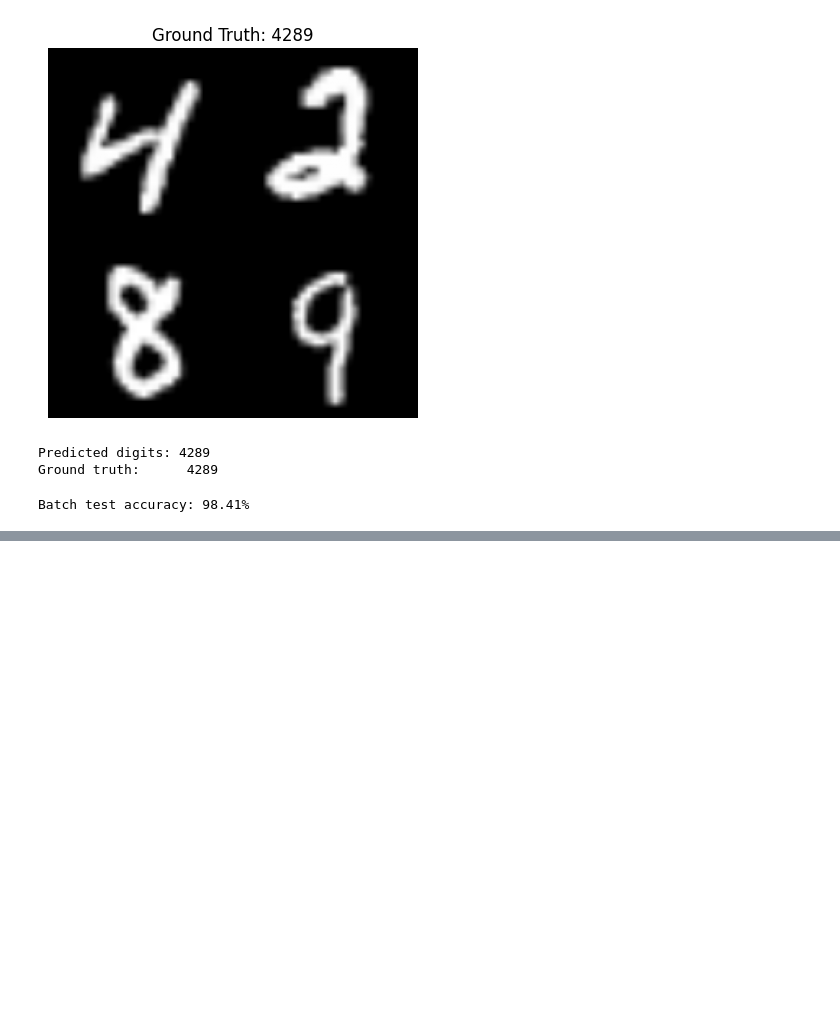
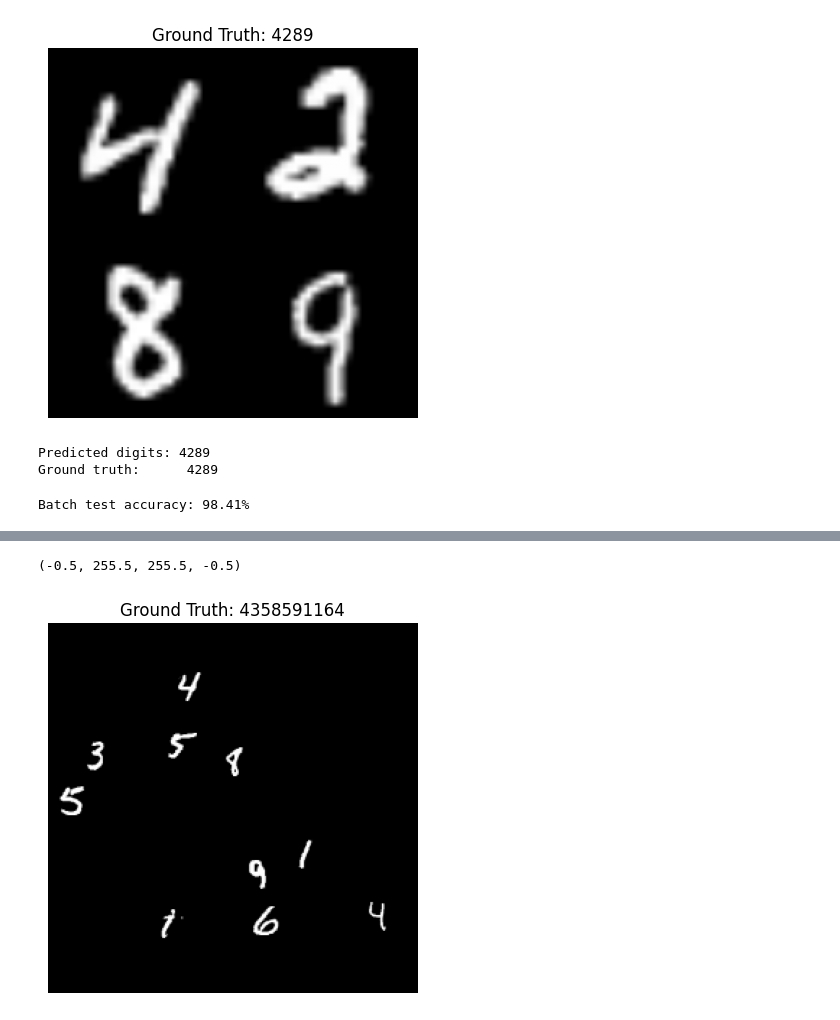
Before and after one commit to ajamesl/MLX8-W3-VisionTransformer, a Jupyter notebook: .aj/multi_encoder.ipynb, the cells around one changed output, grey strips where cells are left out. Saved outputs shown, nothing was run; the diff lists cells and outputs as text; code cells hidden in the pictures; blank space fills up the shorter version.

```diff
--- a/.aj/multi_encoder.ipynb
+++ b/.aj/multi_encoder.ipynb
@@ -460,0 +382,75 @@ plt.axis('off')
+# %%
+###### TEST #######
+
+def stitch_and_resize(images, labels, out_size=img_size):
+    images = images.squeeze(1)
+    labels = torch.tensor(labels)
+    N = len(images)
+    digit_size = images.shape[-1]
+
+    canvas = torch.zeros((out_size, out_size), dtype=images.dtype, device=images.device)
+    occupied_mask = torch.zeros((out_size, out_size), dtype=torch.bool, device=images.device)
+    centers = []
+
+    max_attempts = 100
+    for i in range(N):
+        placed = False
+        for _ in range(max_attempts):
+            x = random.randint(0, out_size - digit_size)
+            y = random.randint(0, out_size - digit_size)
+            region = occupied_mask[y:y+digit_size, x:x+digit_size]
+            if not region.any():
+                canvas[y:y+digit_size, x:x+digit_size] = images[i]
+                occupied_mask[y:y+digit_size, x:x+digit_size] = True
+                center_x = x + digit_size // 2
+                center_y = y + digit_size // 2
+                centers.append((center_x, center_y, labels[i].item()))
+                placed = True
+                break
+        if not placed:
+            raise RuntimeError(f"Could not place digit {i} after {max_attempts} attempts. Try fewer digits.")
+
+    # Improved row grouping
+    centers = sorted(centers, key=lambda t: t[1])  # sort by y
+    rows = []
+    row = [centers[0]]
+    row_y = centers[0][1]
+    row_height_thresh = int(digit_size * 0.8)  # Tunable: tighter or looser row
+    for c in centers[1:]:
+        # Compare to average y of current row
+        avg_y = sum([d[1] for d in row]) / len(row)
+        if abs(c[1] - avg_y) <= row_height_thresh:
+            row.append(c)
+        else:
+            rows.append(row)
+            row = [c]
+    if row:
+        rows.append(row)
+
+    # Now, sort all rows by average y (top-to-bottom)
+    rows = sorted(rows, key=lambda r: sum([d[1] for d in r]) / len(r))
+    centers_ordered = []
+    for row in rows:
+        row_sorted = sorted(row, key=lambda t: t[0])
+        centers_ordered.extend(row_sorted)
+    sorted_labels = torch.tensor([label for _, _, label in centers_ordered], dtype=labels.dtype, device=labels.device)
+
+    stitched = canvas.unsqueeze(0)
+    return stitched, sorted_labels
+
+
+N = 10
+idxs = torch.randint(0, len(mnist_test), (N,))
+imgs, labels = zip(*[mnist_test[i] for i in idxs])
+imgs = torch.stack(imgs)  # (N, 1, 28, 28)
+labels = torch.tensor(labels)
+
+# Use your function
+stitched_img, digit_labels = stitch_and_resize(imgs, labels)
+
+plt.imshow(stitched_img.squeeze().cpu().numpy(), cmap="gray")
+plt.title("Ground Truth: " + ''.join(str(d.item()) for d in digit_labels))
+plt.axis('off')
+# %% [output]
+(-0.5, 255.5, 255.5, -0.5)
+[figure, added]
```
Also changed, not shown: parts of 1 cell of this notebook, 2 other files.
